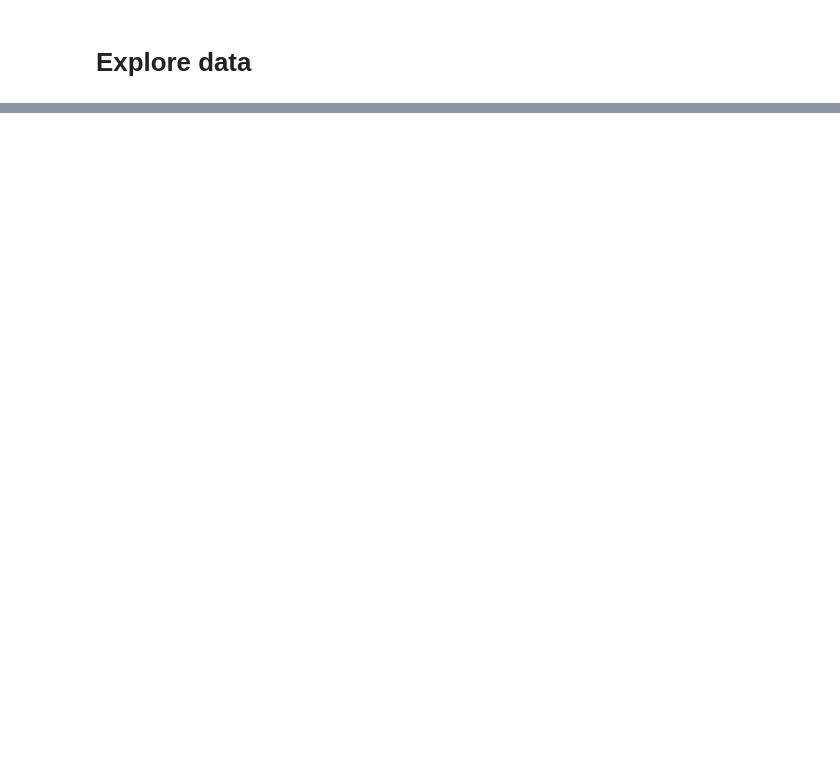
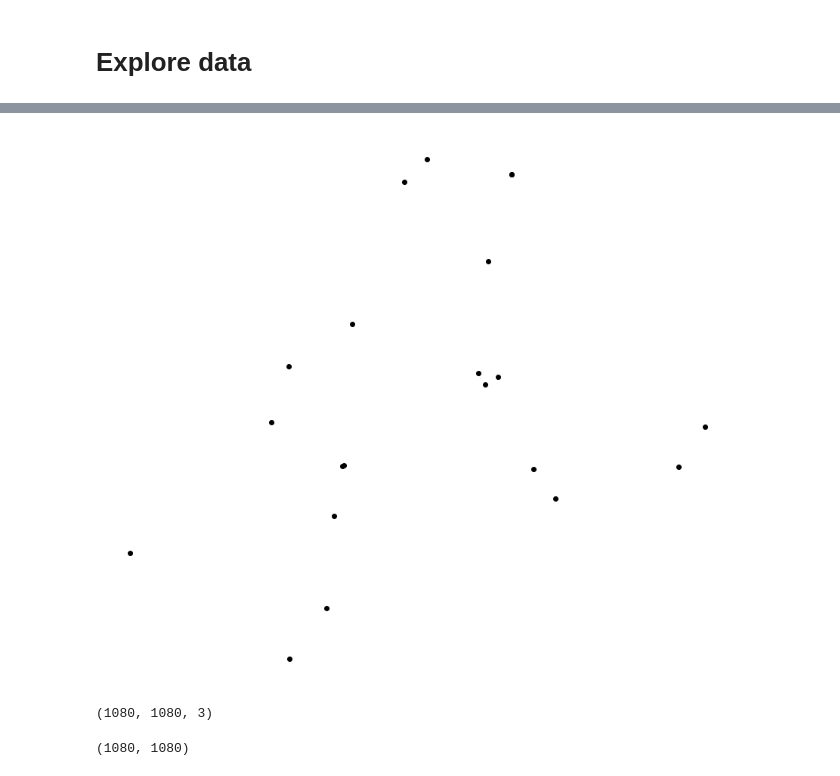
Before and after one commit to candiesforlife/minority_report, a Jupyter notebook: notebooks/cam_viz_model.ipynb, the cells around one changed output, grey strips where cells are left out. Drawn from its saved outputs; the diff is of its cells as text; code cells hidden in the pictures; blank space fills up the shorter version.

```diff
--- a/notebooks/cam_viz_model.ipynb
+++ b/notebooks/cam_viz_model.ipynb
@@ -85,3 +110,0 @@ Name: period, Length: 743, dtype: int64
-# %%
-liste = np.sort(np.array(sample['period'].unique()))
-liste
@@ -90,7 +110,0 @@ array([], dtype=object)
-# %%
-grouped = []
-length = len(liste)
-for index, timestamp in enumerate(liste):
-    print(f'Grouping timestamp {index+1}/{length}')
-    by_hour = np.array(sample[sample['period']== timestamp])
-    grouped.append(by_hour)
@@ -190,5 +141,5 @@ def group_by_hour(df, year, month, day):
     lon_per_image = [[element[1] for element in crime] for crime in grouped]
     return lat_per_image, lon_per_image
 # %%
-lats, lons = group_by_hour(df, 2016, 12, 1)
+lats, lons = group_by_hour(df, 2013, 8, 5)
 # %% [output]
@@ -262,0 +189,7 @@ lat_per_image
+# %%
+from geopandas import GeoSeries
+from shapely.geometry import Point
+import matplotlib.pyplot as plt
+geometry = [Point(xy) for xy in zip(lons[3], lats[3])]
+#df_geopandas = sample.drop(['longitude', 'latitude'], axis=1)
+gdf = GeoSeries(geometry)
@@ -262,0 +242,42 @@ lat_per_image
+# %%
+import geopandas
+from geopandas import GeoDataFrame, GeoSeries
+import matplotlib.pyplot as plt
+from matplotlib.colors import Normalize
+import matplotlib.cm as cm
+%matplotlib inline
+import seaborn as sns
+from shapely.geometry import Point, Polygon
+import numpy as np
+import googlemaps
+from datetime import datetime
+plt.rcParams["figure.figsize"] = [15, 15]
+
+fig, ax = plt.subplots()
+
+# make a grid of latitude-longitude values
+xmin, xmax, ymin, ymax = -74.21, -73.73, 40.530765, 40.887224
+xx, yy = np.meshgrid(np.linspace(xmin,xmax,100), np.linspace(ymin,ymax,100))
+xc = xx.flatten()
+yc = yy.flatten()
+
+# Now convert these points to geo-data
+pts = GeoSeries([Point(x, y) for x, y in zip(xc, yc)])
+
+# Plot to make sure it makes sense:
+#pts.plot(markersize=1, ax=ax)
+gdf.plot(ax=ax, color='black')
+plt.gca().axison=False
+
+plt.savefig('../images/test.jpeg')
+extent = ax2.get_window_extent().transformed(fig.dpi_scale_trans.inverted())
+fig.savefig('ax2_figure.png', bbox_inches=extent)
+# %% [output]
+[figure, added]
+# %%
+from matplotlib.image import imread
+
+img = imread('../images/test.jpeg', 0)
+img.shape
+# %% [output]
+(1080, 1080, 3)
@@ -262,0 +287,4 @@ lat_per_image
+# %%
+img.shape
+# %% [output]
+(1080, 1080)
```
Also changed, not shown: parts of 48 cells of this notebook, 1 other file.
